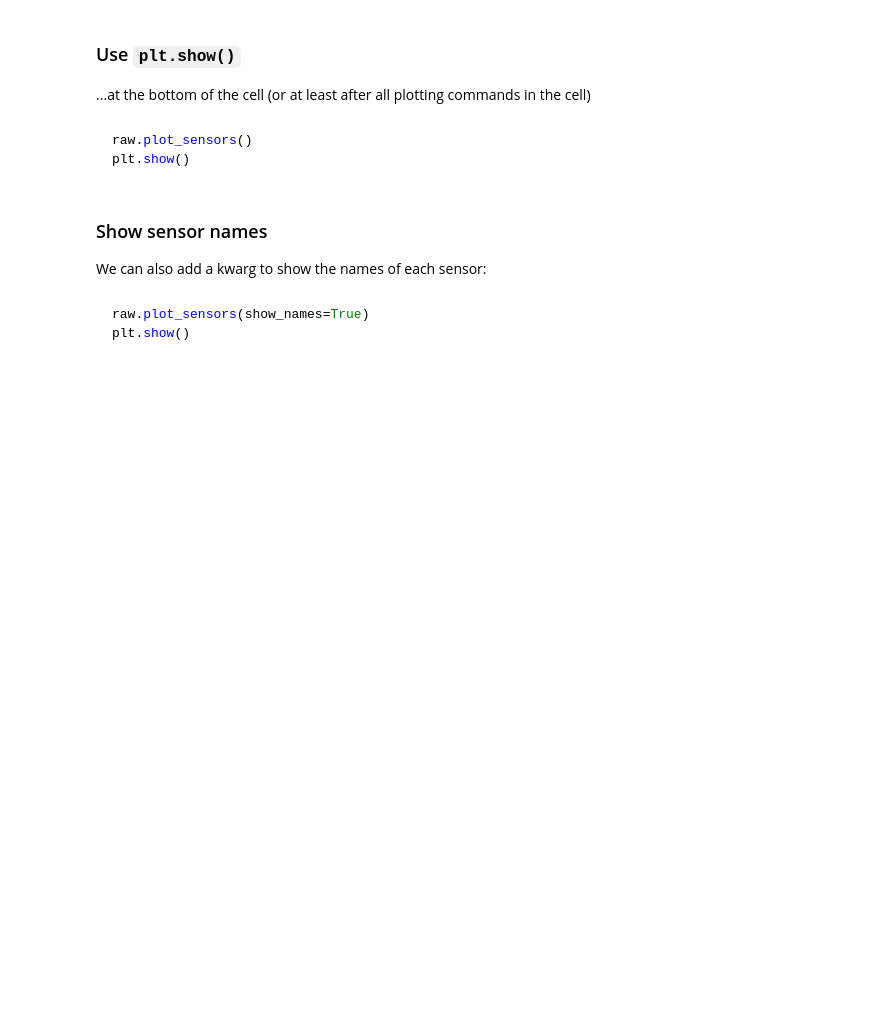
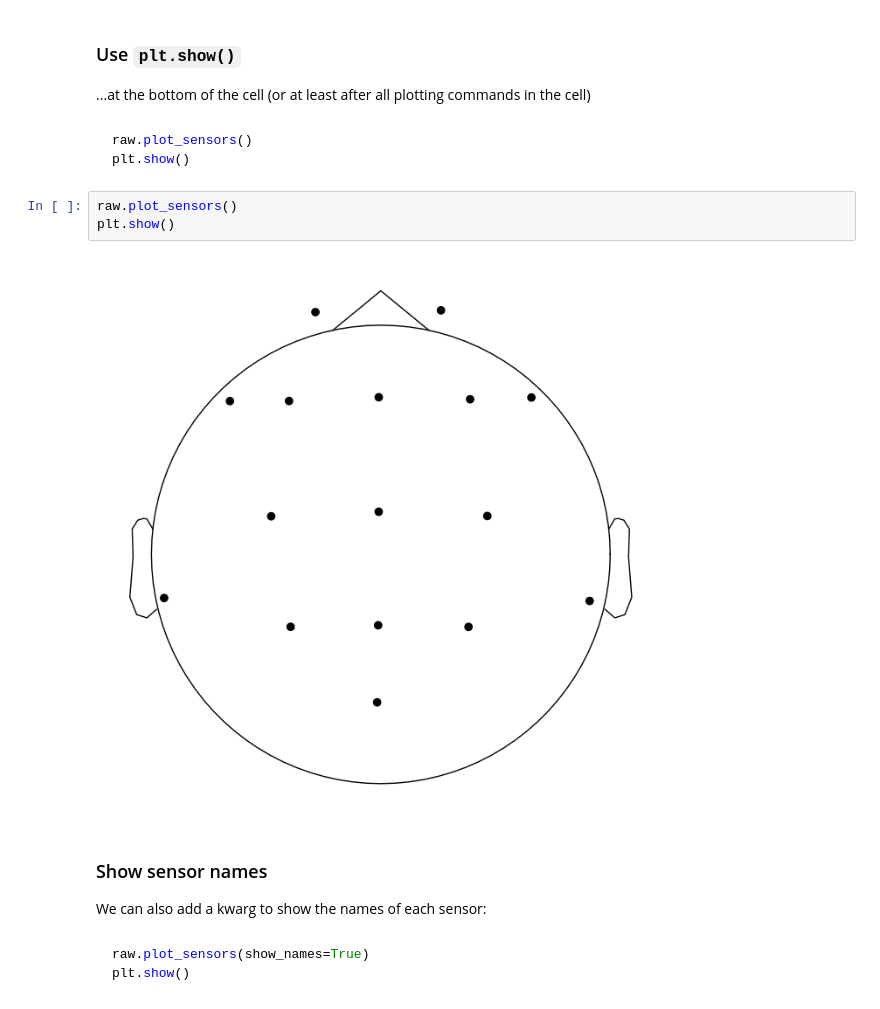
Before and after one commit to stochastic-bean/NDSCH7-Working-with-EEG-data, a Jupyter notebook: 1 - mne_data.ipynb, the cells around one changed output. Saved outputs shown, nothing was run; the diff lists cells and outputs as text; blank space fills up the shorter version.

```diff
--- a/1 - mne_data.ipynb
+++ b/1 - mne_data.ipynb
@@ -257,6 +478,11 @@ raw.plot_sensors();
 raw.plot_sensors()
 plt.show()
 ~~~
+# %%
+raw.plot_sensors()
+plt.show()
+# %% [output]
+[figure, added]
 # %% [markdown]
 ### Show sensor names
 We can also add a kwarg to show the names of each sensor:
```
Also changed, not shown: parts of 23 cells of this notebook.
